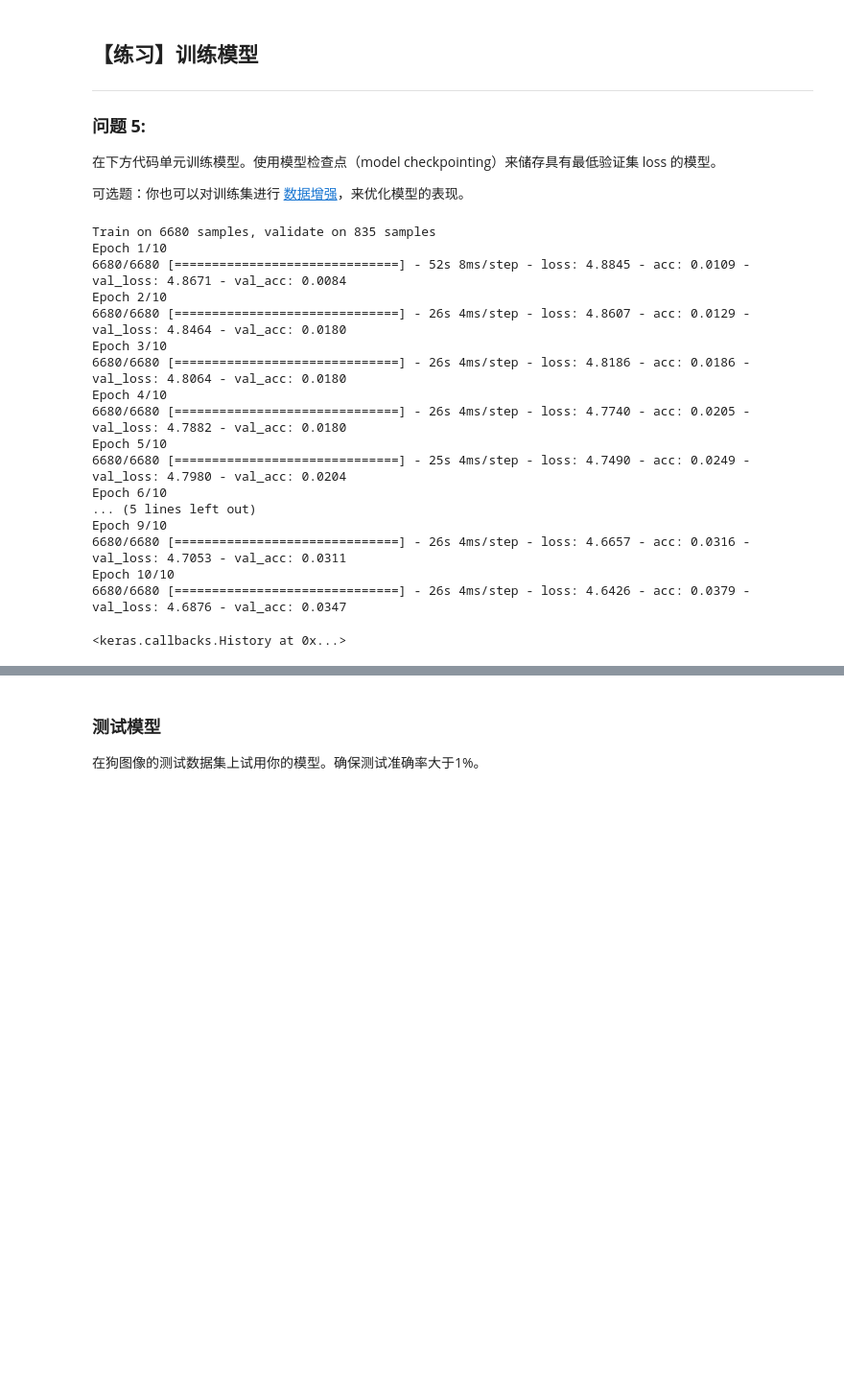
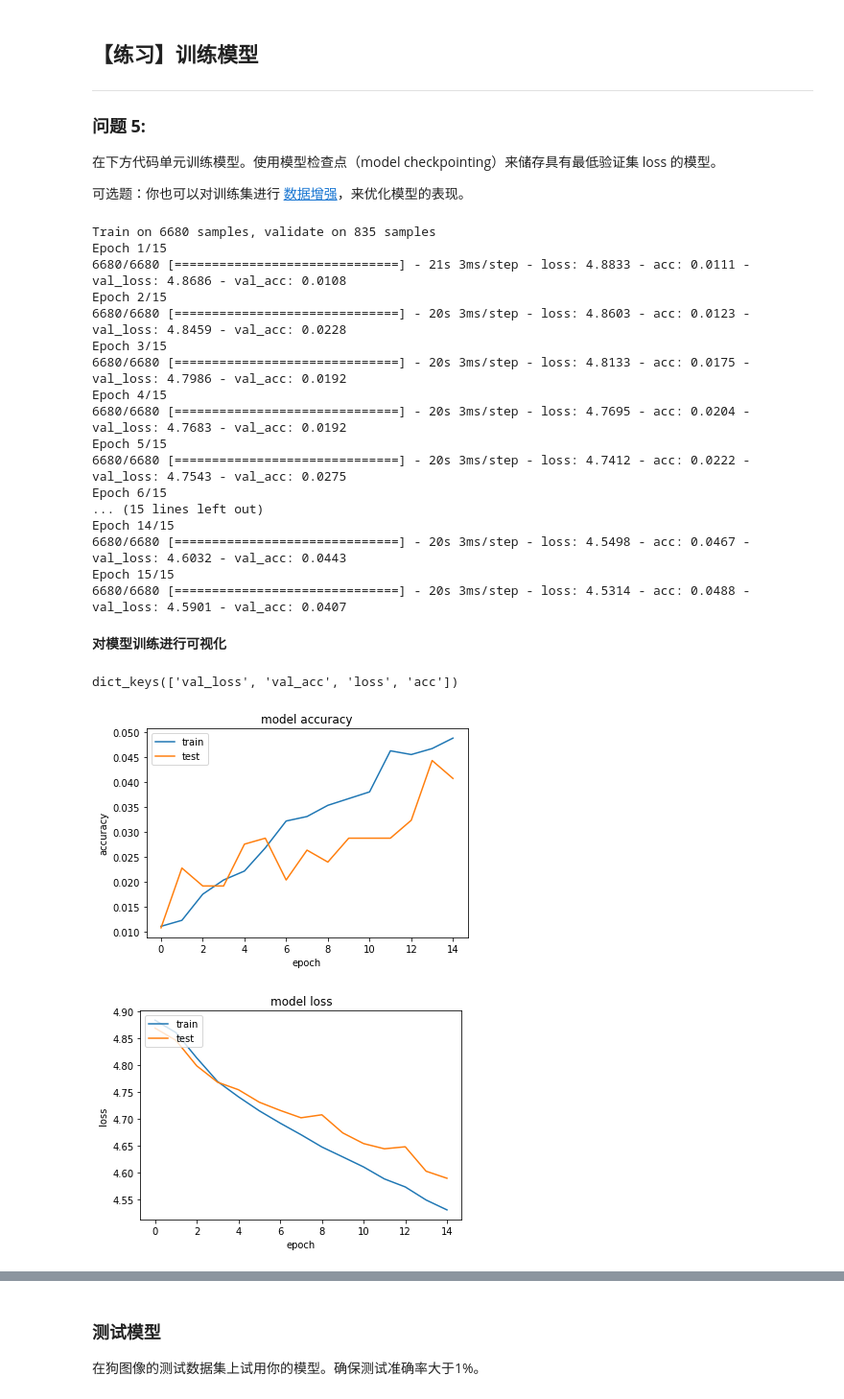
Before and after one commit to Klison/Dog_Project-master, a Jupyter notebook: dog_app_zh.ipynb, the cells around one changed output, grey strips where cells are left out. Shown at 96% size. Drawn from its saved outputs; the diff is of its cells as text; code cells hidden in the pictures; blank space fills up the shorter version.

```diff
--- a/dog_app_zh.ipynb
+++ b/dog_app_zh.ipynb
@@ -475,35 +489,63 @@ model.compile(optimizer='rmsprop', loss='categorical_crossentropy', metrics=['ac
 可选题：你也可以对训练集进行 [数据增强](https://blog.keras.io/building-powerful-image-classification-models-using-very-little-data.html)，来优化模型的表现。
 # %%
 from keras.callbacks import ModelCheckpoint
+from keras.callbacks import EarlyStopping
 
 ### TODO: 设置训练模型的epochs的数量
 
-epochs = 10
+epochs = 15
+
+## 尝试利用Early-Stopping.
+earlystopping = EarlyStopping(monitor='val_loss', min_delta=0, patience=20, verbose=1, mode='auto')
 
 ### 不要修改下方代码
 
 checkpointer = ModelCheckpoint(filepath='saved_models/weights.best.from_scratch.hdf5',
                                verbose=1, save_best_only=True)
 
-model.fit(train_tensors, train_targets,
+history = model.fit(train_tensors, train_targets,
           validation_data=(valid_tensors, valid_targets),
-          epochs=epochs, batch_size=20, callbacks=[checkpointer], verbose=1)
+          epochs=epochs, batch_size=20, callbacks=[checkpointer, earlystopping], verbose=1)
 # %% [output]
 Train on 6680 samples, validate on 835 samples
-Epoch 1/10
-6680/6680 [==============================] - 52s 8ms/step - loss: 4.8845 - acc: 0.0109 - val_loss: 4.8671 - val_acc: 0.0084
-Epoch 2/10
-6680/6680 [==============================] - 26s 4ms/step - loss: 4.8607 - acc: 0.0129 - val_loss: 4.8464 - val_acc: 0.0180
-Epoch 3/10
-6680/6680 [==============================] - 26s 4ms/step - loss: 4.8186 - acc: 0.0186 - val_loss: 4.8064 - val_acc: 0.0180
-Epoch 4/10
-6680/6680 [==============================] - 26s 4ms/step - loss: 4.7740 - acc: 0.0205 - val_loss: 4.7882 - val_acc: 0.0180
-Epoch 5/10
-6680/6680 [==============================] - 25s 4ms/step - loss: 4.7490 - acc: 0.0249 - val_loss: 4.7980 - val_acc: 0.0204
-Epoch 6/10
-... (5 lines left out)
-Epoch 9/10
-6680/6680 [==============================] - 26s 4ms/step - loss: 4.6657 - acc: 0.0316 - val_loss: 4.7053 - val_acc: 0.0311
-Epoch 10/10
-6680/6680 [==============================] - 26s 4ms/step - loss: 4.6426 - acc: 0.0379 - val_loss: 4.6876 - val_acc: 0.0347
+Epoch 1/15
+6680/6680 [==============================] - 21s 3ms/step - loss: 4.8833 - acc: 0.0111 - val_loss: 4.8686 - val_acc: 0.0108
+Epoch 2/15
+6680/6680 [==============================] - 20s 3ms/step - loss: 4.8603 - acc: 0.0123 - val_loss: 4.8459 - val_acc: 0.0228
+Epoch 3/15
+6680/6680 [==============================] - 20s 3ms/step - loss: 4.8133 - acc: 0.0175 - val_loss: 4.7986 - val_acc: 0.0192
+Epoch 4/15
+6680/6680 [==============================] - 20s 3ms/step - loss: 4.7695 - acc: 0.0204 - val_loss: 4.7683 - val_acc: 0.0192
+Epoch 5/15
+6680/6680 [==============================] - 20s 3ms/step - loss: 4.7412 - acc: 0.0222 - val_loss: 4.7543 - val_acc: 0.0275
+Epoch 6/15
+... (15 lines left out)
+Epoch 14/15
+6680/6680 [==============================] - 20s 3ms/step - loss: 4.5498 - acc: 0.0467 - val_loss: 4.6032 - val_acc: 0.0443
+Epoch 15/15
+6680/6680 [==============================] - 20s 3ms/step - loss: 4.5314 - acc: 0.0488 - val_loss: 4.5901 - val_acc: 0.0407
-<keras.callbacks.History at 0x...>
+# %% [markdown]
+__对模型训练进行可视化__
+# %%
+# list all data in history
+print(history.history.keys())
+# summarize history for accuracy
+plt.plot(history.history['acc'])
+plt.plot(history.history['val_acc'])
+plt.title('model accuracy')
+plt.ylabel('accuracy')
+plt.xlabel('epoch')
+plt.legend(['train', 'test'], loc='upper left')
+plt.show()
+# summarize history for loss
+plt.plot(history.history['loss'])
+plt.plot(history.history['val_loss'])
+plt.title('model loss')
+plt.ylabel('loss')
+plt.xlabel('epoch')
+plt.legend(['train', 'test'], loc='upper left')
+plt.show()
+# %% [output]
+dict_keys(['val_loss', 'val_acc', 'loss', 'acc'])
+[figure, added]
+[figure, added]
```
Also changed, not shown: parts of 63 cells of this notebook, 1 other file.
